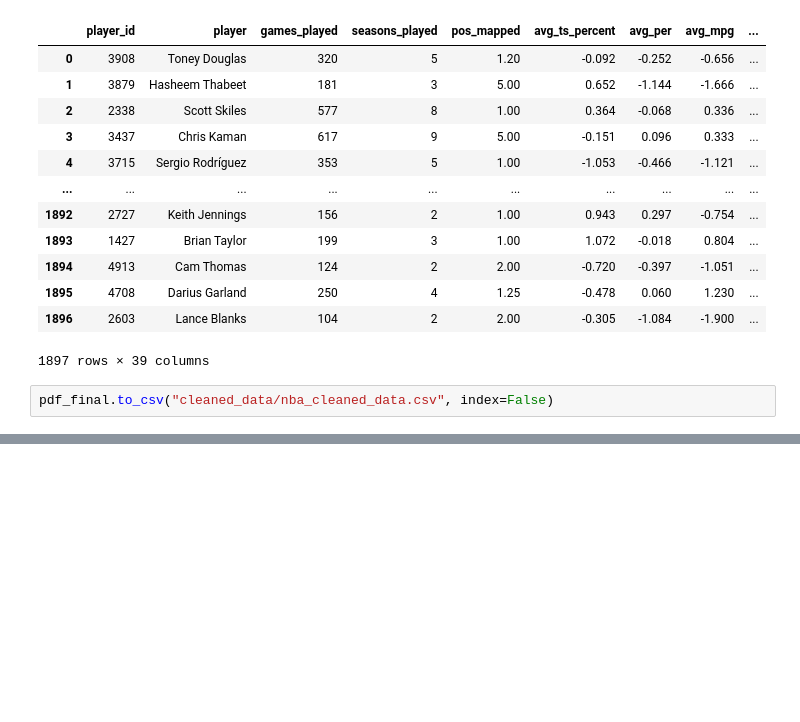
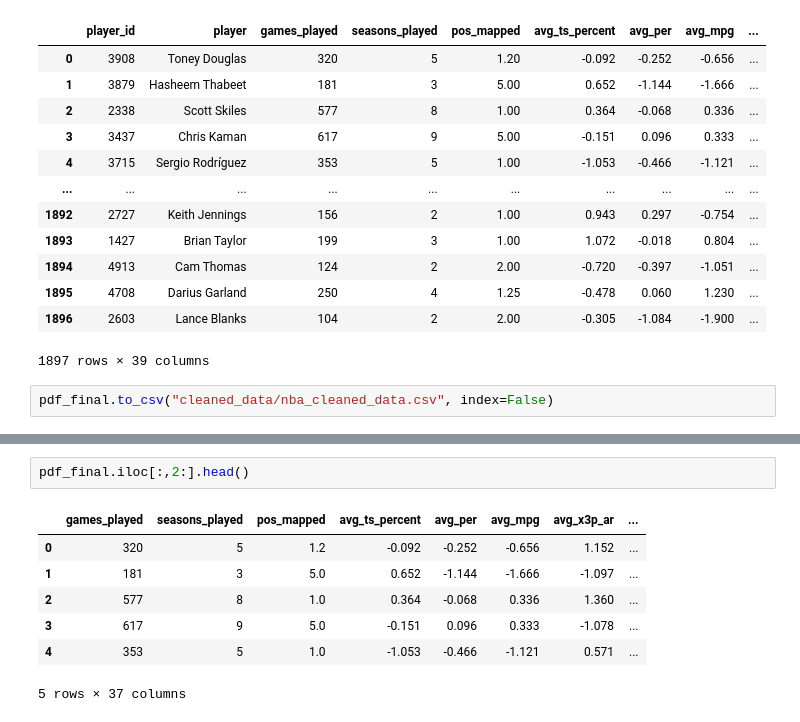
Before and after one commit to smukhi92/ISYE6740_CDA_FA23_Project, a Jupyter notebook: nba_stats_data_pipeline.ipynb, the cells around one changed output, grey strips where cells are left out. Saved outputs shown, nothing was run; the diff lists cells and outputs as text; blank space fills up the shorter version.

```diff
--- a/nba_stats_data_pipeline.ipynb
+++ b/nba_stats_data_pipeline.ipynb
@@ -359,0 +374,10 @@ pdf_final.to_csv("cleaned_data/nba_cleaned_data.csv", index=False)
+# %%
+pdf_final.iloc[:,2:].head()
+# %% [output]
+|  | games_played | seasons_played | pos_mapped | avg_ts_percent | avg_per | avg_mpg | avg_x3p_ar | ... |
+| 0 | 320 | 5 | 1.2 | -0.092 | -0.252 | -0.656 | 1.152 | ... |
+| 1 | 181 | 3 | 5.0 | 0.652 | -1.144 | -1.666 | -1.097 | ... |
+| 2 | 577 | 8 | 1.0 | 0.364 | -0.068 | 0.336 | 1.360 | ... |
+| 3 | 617 | 9 | 5.0 | -0.151 | 0.096 | 0.333 | -1.078 | ... |
+| 4 | 353 | 5 | 1.0 | -1.053 | -0.466 | -1.121 | 0.571 | ... |
+5 rows × 37 columns
```
Also changed, not shown: parts of 1 cell of this notebook, 2 other files.
